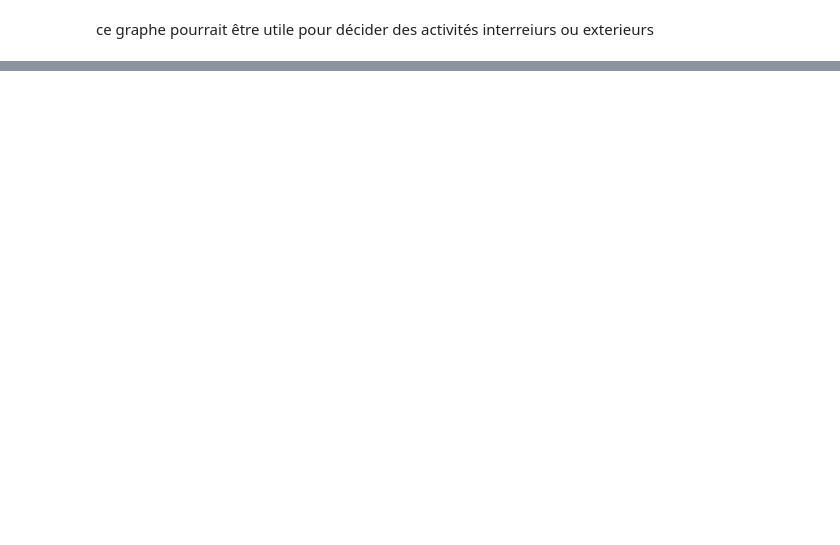
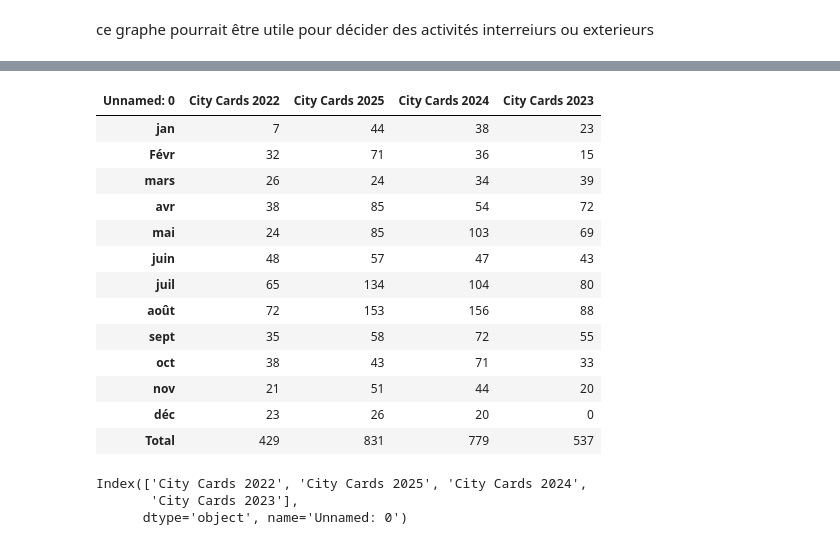
Before and after one commit to hadri1-bisch/real-data-proect, a Jupyter notebook: visitor_insight2.ipynb, the cells around one changed output, grey strips where cells are left out. Cells and saved outputs as stored; diff of their text form; code cells hidden in the pictures; blank space fills up the shorter version.

```diff
--- a/visitor_insight2.ipynb
+++ b/visitor_insight2.ipynb
@@ -271,2 +272,11 @@ plt.show()
 # %% [markdown]
 ce graphe pourrait être utile pour décider des activités interreiurs ou exterieurs
+# %%
+# upload
+uploaded = files.upload("carte du tourisme.xlsx")
+
+# récupérer le nom du fichier
+filename = list(uploaded.keys())[0]
+
+# lire le fichier Excel
+df_carte= pd.read_excel(io.BytesIO(uploaded[filename]))
@@ -272,0 +301,24 @@ ce graphe pourrait être utile pour décider des activités interreiurs ou exter
+# %%
+df_carte = df_carte.set_index("Unnamed: 0").T
+df_carte
+# %% [output]
+| Unnamed: 0 | City Cards 2022 | City Cards 2025 | City Cards 2024 | City Cards 2023 |
+| jan | 7 | 44 | 38 | 23 |
+| Févr | 32 | 71 | 36 | 15 |
+| mars | 26 | 24 | 34 | 39 |
+| avr | 38 | 85 | 54 | 72 |
+| mai | 24 | 85 | 103 | 69 |
+| juin | 48 | 57 | 47 | 43 |
+| juil | 65 | 134 | 104 | 80 |
+| août | 72 | 153 | 156 | 88 |
+| sept | 35 | 58 | 72 | 55 |
+| oct | 38 | 43 | 71 | 33 |
+| nov | 21 | 51 | 44 | 20 |
+| déc | 23 | 26 | 20 | 0 |
+| Total | 429 | 831 | 779 | 537 |
+# %%
+df_carte.columns
+# %% [output]
+Index(['City Cards 2022', 'City Cards 2025', 'City Cards 2024',
+       'City Cards 2023'],
+      dtype='object', name='Unnamed: 0')
```
Also changed, not shown: parts of 6 cells of this notebook.
